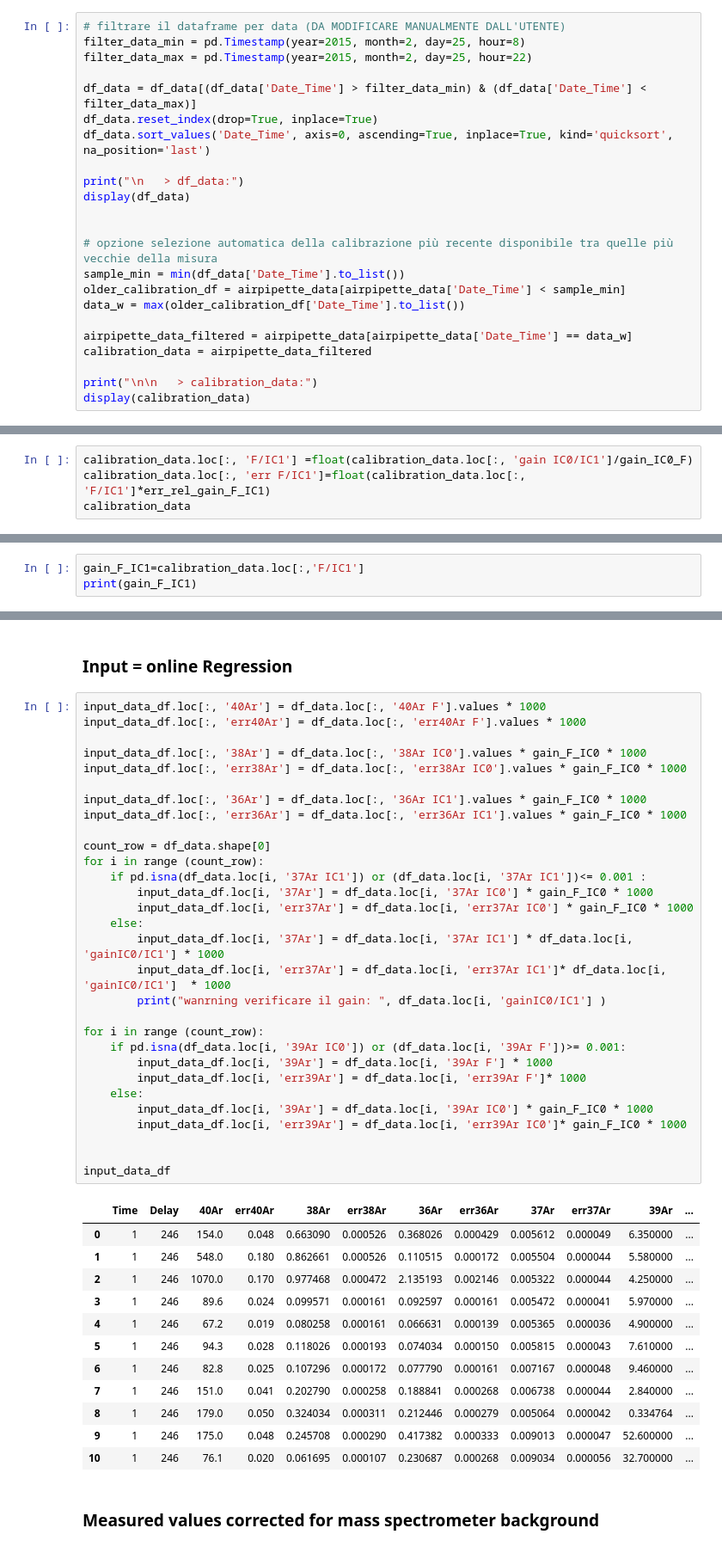
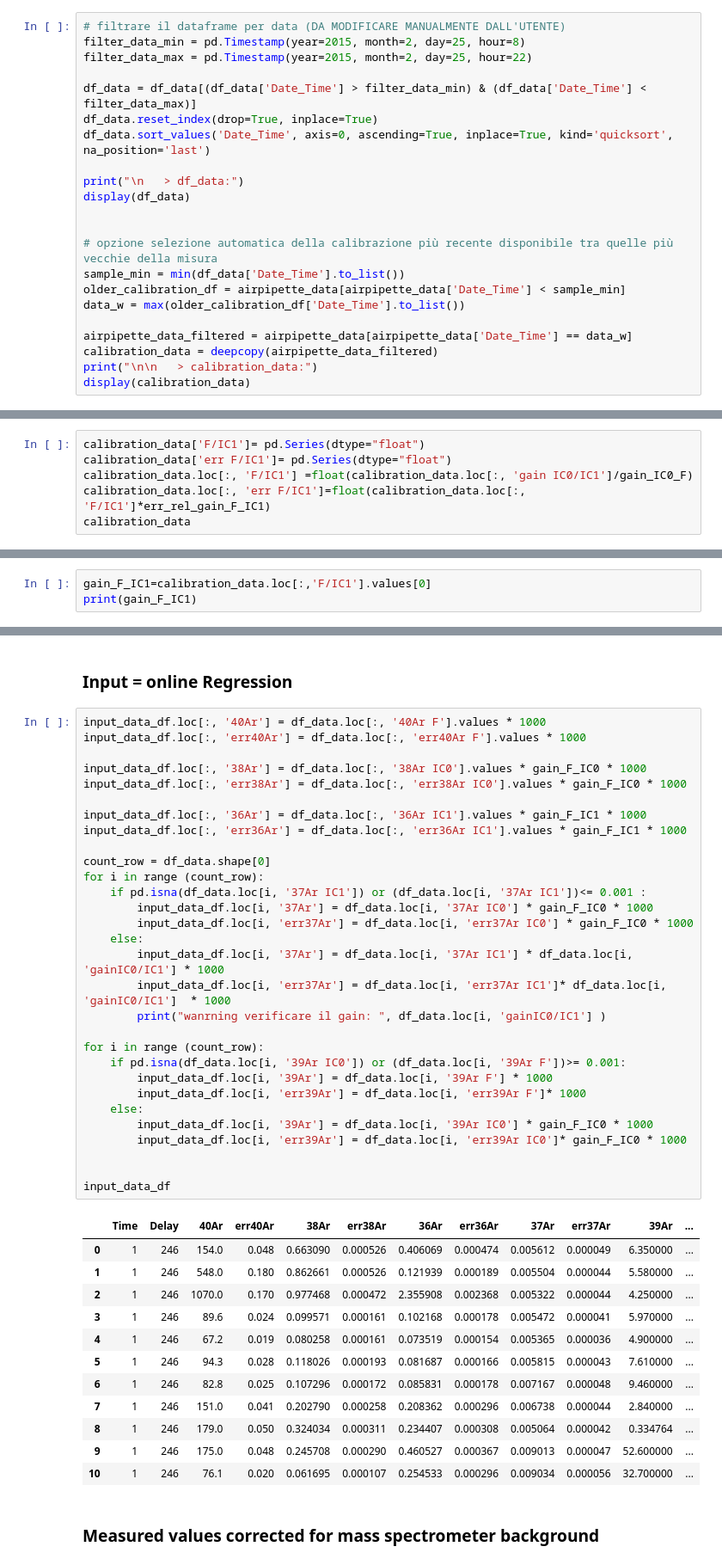
Before and after one commit to gecos-lab/PyCalcolAr, a Jupyter notebook: notebooks/PyCalcolAr_working-pre2013_lavoro.ipynb, the cells around one changed output, grey strips where cells are left out. Shown at 86% size. Cells and saved outputs as stored; diff of their text form.

Commit message:
risoluzione errori e deepcopy

```diff
--- a/notebooks/PyCalcolAr_working-pre2013_lavoro.ipynb
+++ b/notebooks/PyCalcolAr_working-pre2013_lavoro.ipynb
@@ -316,8 +317,7 @@ older_calibration_df = airpipette_data[airpipette_data['Date_Time'] < sample_min
 data_w = max(older_calibration_df['Date_Time'].to_list())
 
 airpipette_data_filtered = airpipette_data[airpipette_data['Date_Time'] == data_w]
-calibration_data = airpipette_data_filtered
-
+calibration_data = deepcopy(airpipette_data_filtered)
 print("\n\n   > calibration_data:")
 display(calibration_data)
 # %% [output]
@@ -400,6 +400,8 @@ print(err_rel_gain_F_IC1)
 # %% [output]
 2.211030564366243e-05
 # %%
+calibration_data['F/IC1']= pd.Series(dtype="float")
+calibration_data['err F/IC1']= pd.Series(dtype="float")
 calibration_data.loc[:, 'F/IC1'] =float(calibration_data.loc[:, 'gain IC0/IC1']/gain_IC0_F)
 calibration_data.loc[:, 'err F/IC1']=float(calibration_data.loc[:, 'F/IC1']*err_rel_gain_F_IC1)
 calibration_data
@@ -417,6 +409,6 @@ See the caveats in the documentation: https://pandas.pydata.org/pandas-docs/stab
 |  | Run_Name | Run_Number | Date_Time | 40F | err 40F | 38IC0 | err 38IC0 | 36IC1 | err 36IC1 | 36IC0 | ... |
 | 80 | Sample Name | 2618 | 2015-02-25 12:20:00 | 0.315483 | 0.000093 | 0.000185 | 2.883922e-07 | 0.00091 | 8.651766e-07 | 0.001004 | ... |
 # %%
-gain_F_IC1=calibration_data.loc[:,'F/IC1']
+gain_F_IC1=calibration_data.loc[:,'F/IC1'].values[0]
 print(gain_F_IC1)
 # %% [output]
@@ -705,46 +696,46 @@ display(input_data_df)
 # %%
 input_data_df.loc[:, '40Ar'] = df_data.loc[:, '40Ar F'].values * 1000
 input_data_df.loc[:, 'err40Ar'] = df_data.loc[:, 'err40Ar F'].values * 1000
 
 input_data_df.loc[:, '38Ar'] = df_data.loc[:, '38Ar IC0'].values * gain_F_IC0 * 1000
 input_data_df.loc[:, 'err38Ar'] = df_data.loc[:, 'err38Ar IC0'].values * gain_F_IC0 * 1000
 
-input_data_df.loc[:, '36Ar'] = df_data.loc[:, '36Ar IC1'].values * gain_F_IC0 * 1000
-input_data_df.loc[:, 'err36Ar'] = df_data.loc[:, 'err36Ar IC1'].values * gain_F_IC0 * 1000
+input_data_df.loc[:, '36Ar'] = df_data.loc[:, '36Ar IC1'].values * gain_F_IC1 * 1000
+input_data_df.loc[:, 'err36Ar'] = df_data.loc[:, 'err36Ar IC1'].values * gain_F_IC1 * 1000
 
 count_row = df_data.shape[0]
 for i in range (count_row):
     if pd.isna(df_data.loc[i, '37Ar IC1']) or (df_data.loc[i, '37Ar IC1'])<= 0.001 :
         input_data_df.loc[i, '37Ar'] = df_data.loc[i, '37Ar IC0'] * gain_F_IC0 * 1000
         input_data_df.loc[i, 'err37Ar'] = df_data.loc[i, 'err37Ar IC0'] * gain_F_IC0 * 1000
     else:
         input_data_df.loc[i, '37Ar'] = df_data.loc[i, '37Ar IC1'] * df_data.loc[i, 'gainIC0/IC1'] * 1000
         input_data_df.loc[i, 'err37Ar'] = df_data.loc[i, 'err37Ar IC1']* df_data.loc[i, 'gainIC0/IC1']  * 1000
         print("wanrning verificare il gain: ", df_data.loc[i, 'gainIC0/IC1'] )
 
 for i in range (count_row):
     if pd.isna(df_data.loc[i, '39Ar IC0']) or (df_data.loc[i, '39Ar F'])>= 0.001:
         input_data_df.loc[i, '39Ar'] = df_data.loc[i, '39Ar F'] * 1000
         input_data_df.loc[i, 'err39Ar'] = df_data.loc[i, 'err39Ar F']* 1000
     else:
         input_data_df.loc[i, '39Ar'] = df_data.loc[i, '39Ar IC0'] * gain_F_IC0 * 1000
         input_data_df.loc[i, 'err39Ar'] = df_data.loc[i, 'err39Ar IC0']* gain_F_IC0 * 1000
 
 
 input_data_df
 # %% [output]
 |  | Time | Delay | 40Ar | err40Ar | 38Ar | err38Ar | 36Ar | err36Ar | 37Ar | err37Ar | 39Ar | ... |
-| 0 | 1 | 246 | 154.0 | 0.048 | 0.663090 | 0.000526 | 0.368026 | 0.000429 | 0.005612 | 0.000049 | 6.350000 | ... |
-| 1 | 1 | 246 | 548.0 | 0.180 | 0.862661 | 0.000526 | 0.110515 | 0.000172 | 0.005504 | 0.000044 | 5.580000 | ... |
-| 2 | 1 | 246 | 1070.0 | 0.170 | 0.977468 | 0.000472 | 2.135193 | 0.002146 | 0.005322 | 0.000044 | 4.250000 | ... |
-| 3 | 1 | 246 | 89.6 | 0.024 | 0.099571 | 0.000161 | 0.092597 | 0.000161 | 0.005472 | 0.000041 | 5.970000 | ... |
-| 4 | 1 | 246 | 67.2 | 0.019 | 0.080258 | 0.000161 | 0.066631 | 0.000139 | 0.005365 | 0.000036 | 4.900000 | ... |
-| 5 | 1 | 246 | 94.3 | 0.028 | 0.118026 | 0.000193 | 0.074034 | 0.000150 | 0.005815 | 0.000043 | 7.610000 | ... |
-| 6 | 1 | 246 | 82.8 | 0.025 | 0.107296 | 0.000172 | 0.077790 | 0.000161 | 0.007167 | 0.000048 | 9.460000 | ... |
-| 7 | 1 | 246 | 151.0 | 0.041 | 0.202790 | 0.000258 | 0.188841 | 0.000268 | 0.006738 | 0.000044 | 2.840000 | ... |
-| 8 | 1 | 246 | 179.0 | 0.050 | 0.324034 | 0.000311 | 0.212446 | 0.000279 | 0.005064 | 0.000042 | 0.334764 | ... |
-| 9 | 1 | 246 | 175.0 | 0.048 | 0.245708 | 0.000290 | 0.417382 | 0.000333 | 0.009013 | 0.000047 | 52.600000 | ... |
-| 10 | 1 | 246 | 76.1 | 0.020 | 0.061695 | 0.000107 | 0.230687 | 0.000268 | 0.009034 | 0.000056 | 32.700000 | ... |
+| 0 | 1 | 246 | 154.0 | 0.048 | 0.663090 | 0.000526 | 0.406069 | 0.000474 | 0.005612 | 0.000049 | 6.350000 | ... |
+| 1 | 1 | 246 | 548.0 | 0.180 | 0.862661 | 0.000526 | 0.121939 | 0.000189 | 0.005504 | 0.000044 | 5.580000 | ... |
+| 2 | 1 | 246 | 1070.0 | 0.170 | 0.977468 | 0.000472 | 2.355908 | 0.002368 | 0.005322 | 0.000044 | 4.250000 | ... |
+| 3 | 1 | 246 | 89.6 | 0.024 | 0.099571 | 0.000161 | 0.102168 | 0.000178 | 0.005472 | 0.000041 | 5.970000 | ... |
+| 4 | 1 | 246 | 67.2 | 0.019 | 0.080258 | 0.000161 | 0.073519 | 0.000154 | 0.005365 | 0.000036 | 4.900000 | ... |
+| 5 | 1 | 246 | 94.3 | 0.028 | 0.118026 | 0.000193 | 0.081687 | 0.000166 | 0.005815 | 0.000043 | 7.610000 | ... |
+| 6 | 1 | 246 | 82.8 | 0.025 | 0.107296 | 0.000172 | 0.085831 | 0.000178 | 0.007167 | 0.000048 | 9.460000 | ... |
+| 7 | 1 | 246 | 151.0 | 0.041 | 0.202790 | 0.000258 | 0.208362 | 0.000296 | 0.006738 | 0.000044 | 2.840000 | ... |
+| 8 | 1 | 246 | 179.0 | 0.050 | 0.324034 | 0.000311 | 0.234407 | 0.000308 | 0.005064 | 0.000042 | 0.334764 | ... |
+| 9 | 1 | 246 | 175.0 | 0.048 | 0.245708 | 0.000290 | 0.460527 | 0.000367 | 0.009013 | 0.000047 | 52.600000 | ... |
+| 10 | 1 | 246 | 76.1 | 0.020 | 0.061695 | 0.000107 | 0.254533 | 0.000296 | 0.009034 | 0.000056 | 32.700000 | ... |
 # %% [markdown]
 ### Measured values corrected for mass spectrometer background
 # %%
```
Also changed, not shown: parts of 4 cells of this notebook, 2 other files.
